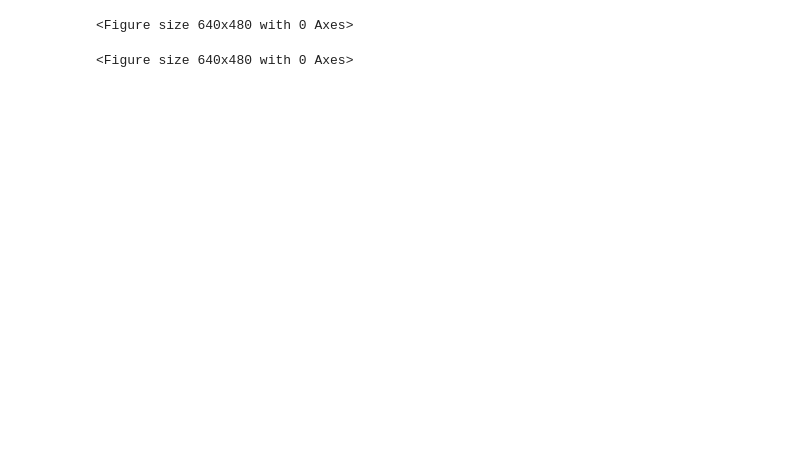
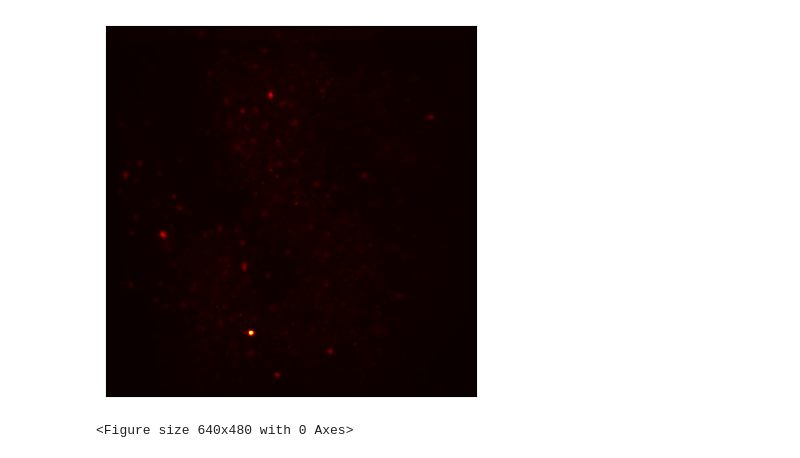
Before and after one commit to TomSuarezO/Personal-Processing, a Jupyter notebook: Python Scripts/printRedChannel.ipynb, the cells around one changed output. Drawn from its saved outputs; the diff is of its cells as text; code cells hidden in the pictures; blank space fills up the shorter version.

```diff
--- a/Python Scripts/printRedChannel.ipynb
+++ b/Python Scripts/printRedChannel.ipynb
@@ -7,7 +7,7 @@ import matplotlib.pyplot as plt
 # %%
 # Find all ops files that are contained in any folder with the word "plane" for plane0, plane1, etc
 
-baseDir = r'W:\Data\Mask_ND\IT_ET\2P\Tlx099\032023\1-1-Masked_FRA'
+baseDir = r'W:\Data\Mask_ND\IT_ET\2P\Tlx199\052523\1-1-FRA\052523_procPS2P'
 opsPaths = []
 
 for root, dirs, files in os.walk(baseDir):
@@ -21,15 +21,15 @@ for root, dirs, files in os.walk(baseDir):
 # %%
 # Plot each mean image for channel 2 in a subplot grid
 
 fig = plt.figure(facecolor='none')
 for ii in range(len(opsPaths)):
     currentOps = np.load(opsPaths[ii],allow_pickle=True)
     ops = currentOps.tolist()
-    plt.subplot(2,2,ii+1)
+    # plt.subplot(2,2,ii+1)
     plt.imshow(ops['meanImg_chan2'],'hot')
     plt.tick_params(left = False, right = False , labelleft = False , labelbottom = False, bottom = False)
 # %% [output]
-<Figure size 640x480 with 0 Axes>
+[figure, added]
 # %%
 # Save figure grid
 
```
Also changed, not shown: 2 other files.
